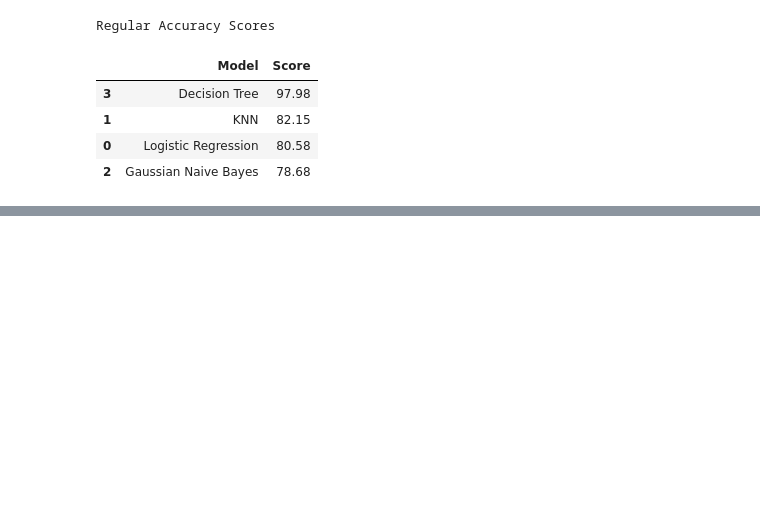
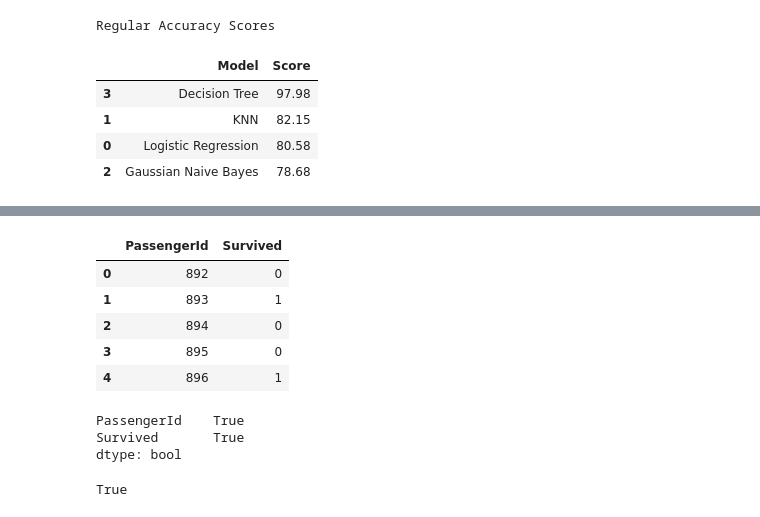
Before and after one commit to abhivadali13/titanic-ML, a Jupyter notebook: titanic_script.ipynb, the cells around one changed output, grey strips where cells are left out. Cells and saved outputs as stored; diff of their text form; code cells hidden in the pictures; blank space fills up the shorter version.

```diff
--- a/titanic_script.ipynb
+++ b/titanic_script.ipynb
@@ -711,0 +827,22 @@ df_test.head()
+# %%
+#comparing our submission dataframe with the example submission dataframe
+df_gender_submission.head()
+# %% [output]
+|  | PassengerId | Survived |
+| 0 | 892 | 0 |
+| 1 | 893 | 1 |
+| 2 | 894 | 0 |
+| 3 | 895 | 0 |
+| 4 | 896 | 1 |
+# %%
+#checking whether the types of the submission dataframe columns are the same as the types of the example submission dataframe
+df_submission.dtypes == df_gender_submission.dtypes
+# %% [output]
+PassengerId    True
+Survived       True
+dtype: bool
+# %%
+#checking whether the length of the submission dataframe is the same as the length of the example submission dataframe
+len(df_submission) == len(df_gender_submission)
+# %% [output]
+True
```
Also changed, not shown: parts of 30 cells of this notebook.
